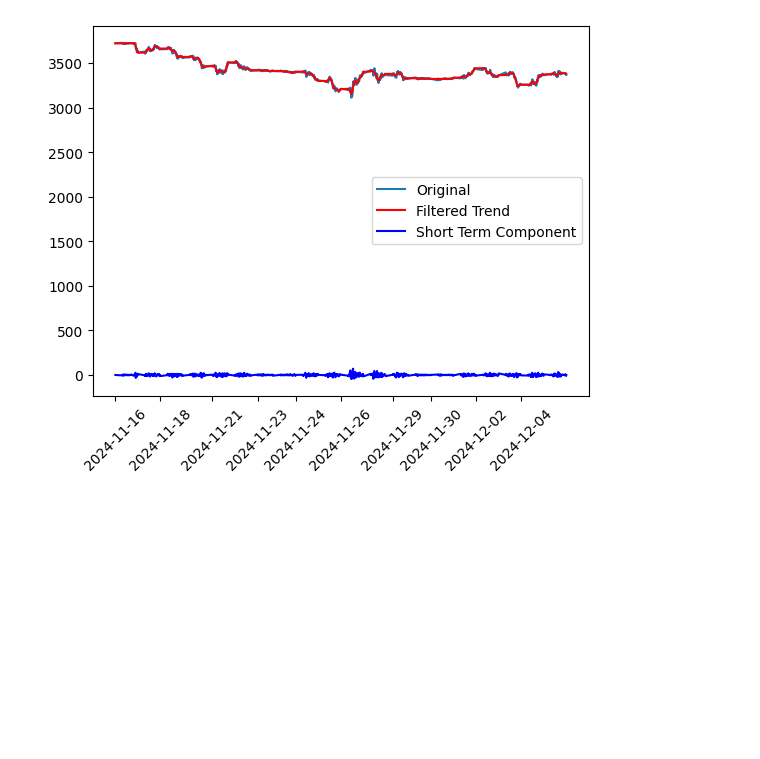
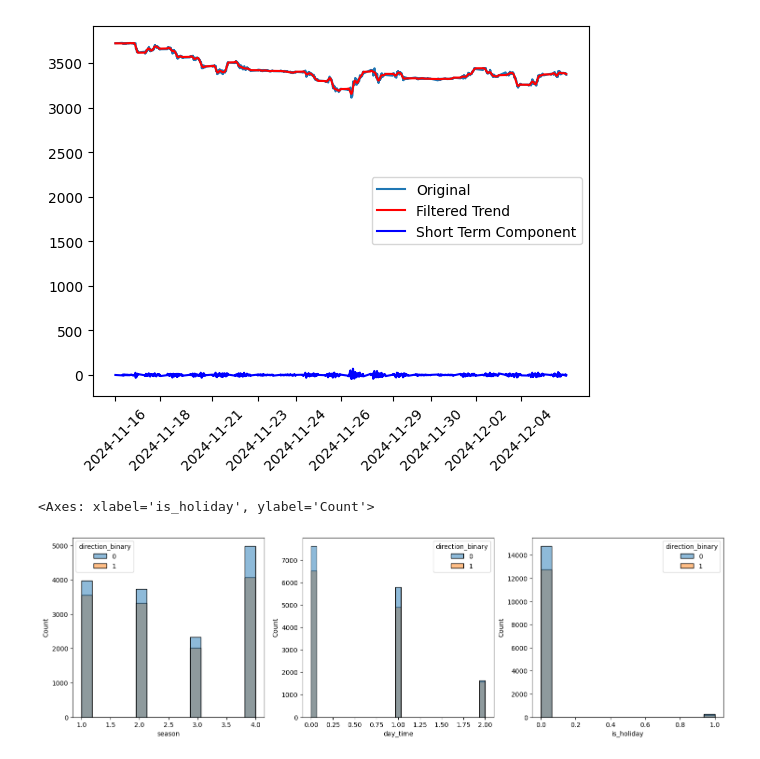
Before and after one commit to Invest-Predict/prices-predictions, a Jupyter notebook: examples/my_bottle_2/example_2.ipynb, the cells around one changed output. Drawn from its saved outputs; the diff is of its cells as text; code cells hidden in the pictures; blank space fills up the shorter version.

```diff
--- a/examples/my_bottle_2/example_2.ipynb
+++ b/examples/my_bottle_2/example_2.ipynb
@@ -158,3 +156,18 @@ data2.restrict_time_down_stupidly(months=0, days=20)
 data2.insert_butter_filter(visualise=True)
 # %% [output]
 [figure]
+# %%
+data = FinData("../../datasets/T_yandex_10min.csv")
+data.insert_seasons()
+data.insert_holidays()
+data.insert_time_features()
+
+data.restrict_time_down(months=12)
+
+fig, axes = plt.subplots(1, 3, figsize=(18, 5))
+sns.histplot(ax = axes[0], x=data.df['season'], hue=data.df['direction_binary'])
+sns.histplot(ax = axes[1], x=data.df['day_time'], hue=data.df['direction_binary'])
+sns.histplot(ax = axes[2], x=data.df['is_holiday'], hue=data.df['direction_binary'])
+# %% [output]
+<Axes: xlabel='is_holiday', ylabel='Count'>
+[figure, added]
```
Also changed, not shown: parts of 5 cells of this notebook, 9 other files.
